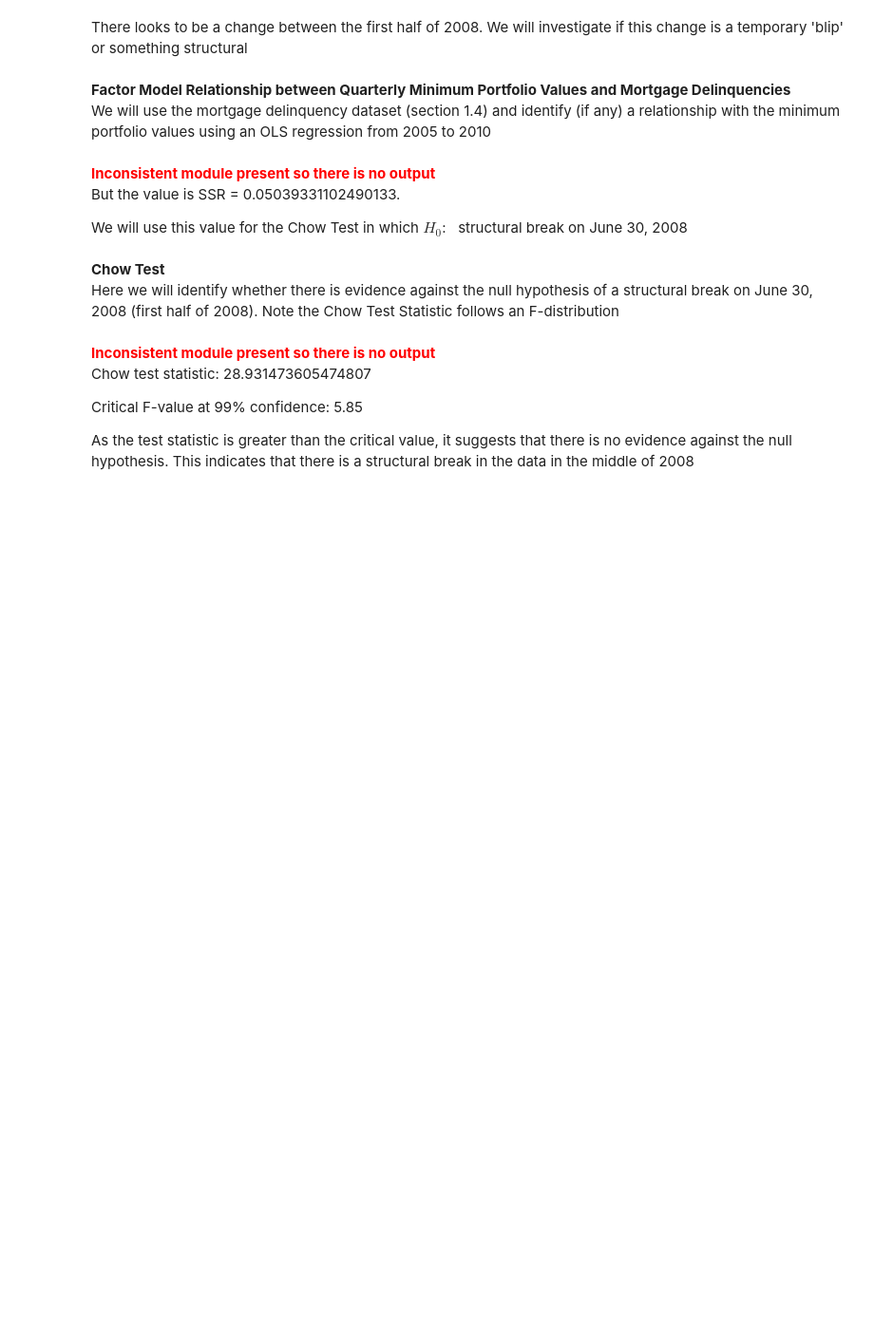
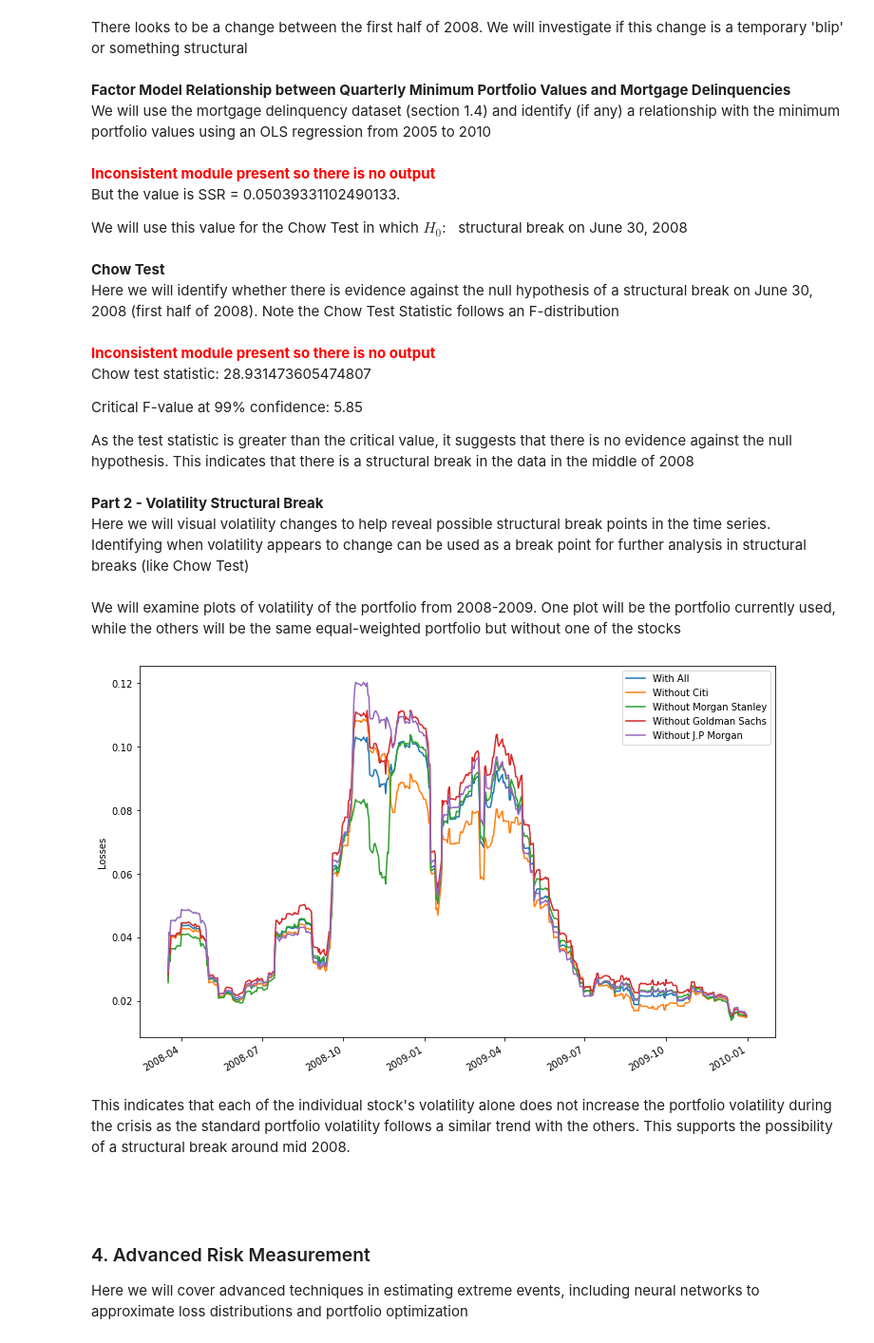
Before and after one commit to mnktan/QuantRiskManagement, a Jupyter notebook: QRM_DCProject.ipynb, the cells around one changed output. Shown: that part at 95% size. Cells and saved outputs as stored; diff of their text form; code cells hidden in the pictures; blank space fills up the shorter version.

```diff
--- a/QRM_DCProject.ipynb
+++ b/QRM_DCProject.ipynb
@@ -511,3 +511,35 @@ Chow test statistic:  28.931473605474807
 Critical F-value at 99% confidence: 5.85
 
 As the test statistic is greater than the critical value, it suggests that there is no evidence against the null hypothesis. This indicates that there is a structural break in the data in the middle of 2008
+# %% [markdown]
+**Part 2 - Volatility Structural Break**
+Here we will visual volatility changes to help reveal possible structural break points in the time series. Identifying when volatility appears to change can be used as a break point for further analysis in structural breaks (like Chow Test)
+# %% [markdown]
+We will examine plots of volatility of the portfolio from 2008-2009. One plot will be the portfolio currently used, while the others will be the same equal-weighted portfolio but without one of the stocks
+# %%
+# Find the time series of returns with and without one of the stocks
+# asset_returns contains returns of the stocks from 2008-2009 (defined in section 1.1)
+weights_dict = {'With All': weights, 'Citi': [0, 1/3, 1/3, 1/3], 'Morgan Stanley': [1/3, 0, 1/3, 1/3],
+                'Goldman Sachs': [1/3, 1/3, 0, 1/3], 'J.P Morgan': [1/3, 1/3, 1/3, 0]}
+vol = pd.DataFrame()
+
+for x in ['With All', 'Citi', 'Morgan Stanley', 'Goldman Sachs', 'J.P Morgan']:
+    ret_without = asset_returns.dot(weights_dict[x])
+    if x == "With All":
+        vol_without = ret_without.rolling(30).std().dropna().rename("With All")
+    else:
+        vol_without = ret_without.rolling(30).std().dropna().rename(f"Without {x}")
+    vol = pd.concat([vol, vol_without], axis=1)
+
+
+vol.plot(figsize=(12,8)).set_ylabel("Losses")
+plt.show()
+# %% [output]
+[figure, added]
+# %% [markdown]
+This indicates that each of the individual stock's volatility alone does not increase the portfolio volatility during the crisis as the standard portfolio volatility follows a similar trend with the others. This supports the possibility of a structural break around mid 2008.
+# %% [markdown]
+&nbsp;
+# %% [markdown]
+### 4. Advanced Risk Measurement
+Here we will cover advanced techniques in estimating extreme events, including neural networks to approximate loss distributions and portfolio optimization
```
Also changed, not shown: parts of 5 cells of this notebook, 1 other file.
